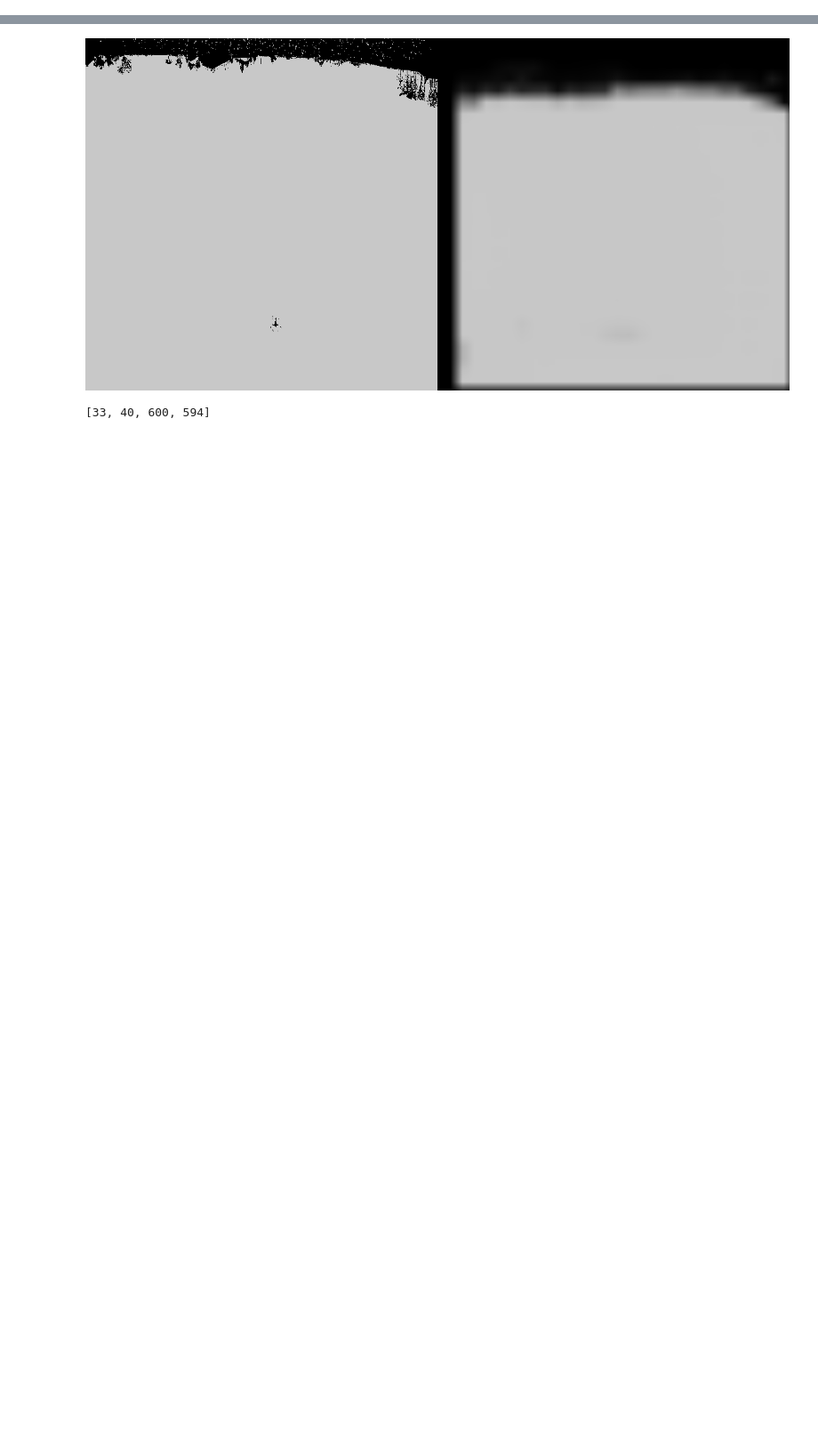
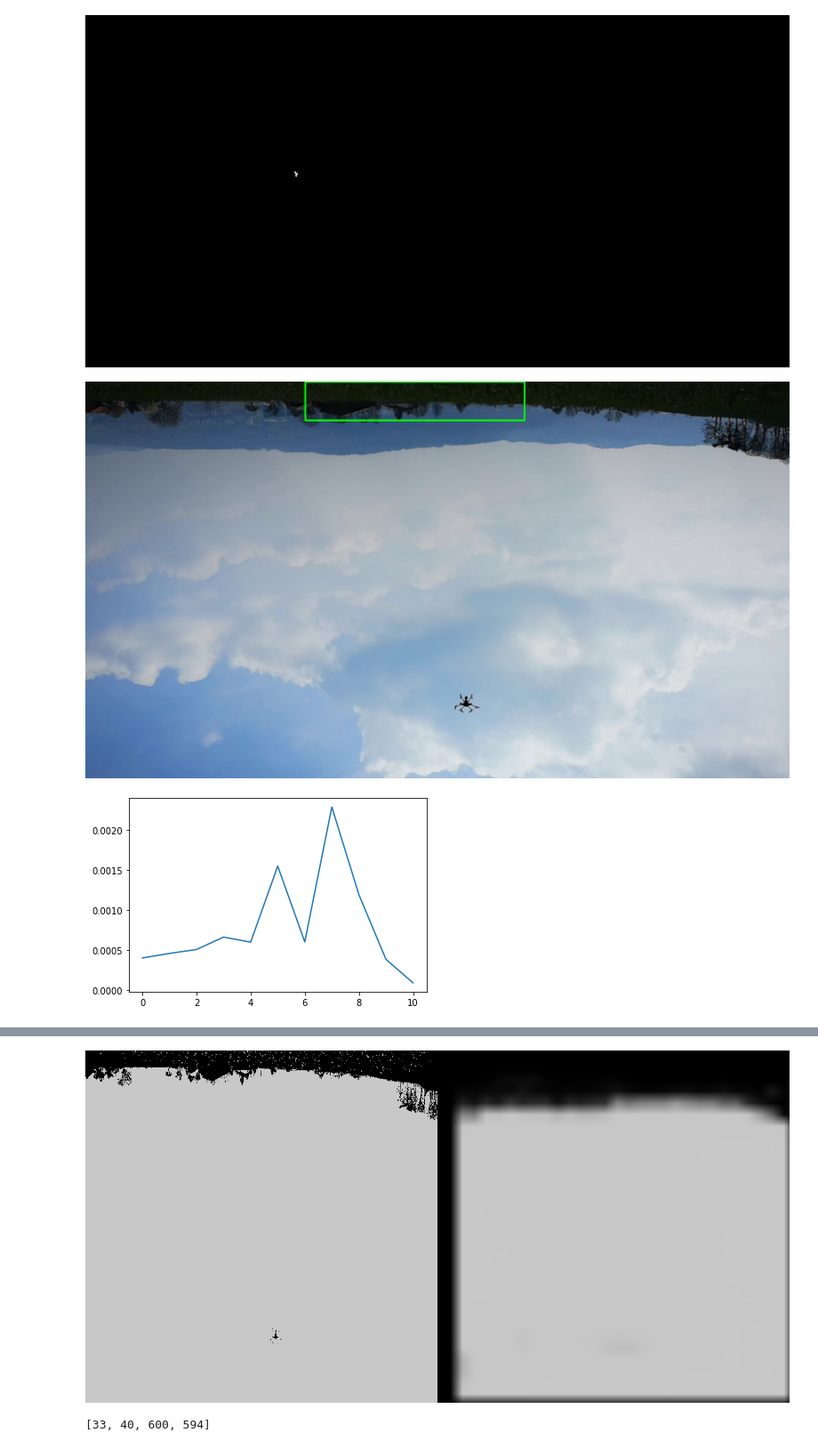
Before and after one commit to yusufcananar/Stalker, a Jupyter notebook: pytorch_maskrcnn_training.ipynb, the cells around one changed output, grey strips where cells are left out. Shown at 89% size. Drawn from its saved outputs; the diff is of its cells as text; code cells hidden in the pictures; blank space fills up the shorter version.

```diff
--- a/pytorch_maskrcnn_training.ipynb
+++ b/pytorch_maskrcnn_training.ipynb
@@ -22,7 +22,7 @@ from google.colab.patches import cv2_imshow
 batchSize = 1
 imageSize = [600, 600]
 device = torch.device('cuda') if torch.cuda.is_available() else torch.device('cpu')  # train on the GPU or on the CPU, if a GPU is not available
-trainDir = "/content/drive/MyDrive/ColabWorkspace/UAVdataset/Train"
+trainDir = "/content/drive/MyDrive/ColabWorkspace/quadcopter_dataset/Train"
 
 imgs = []
 for pth in os.listdir(trainDir):
@@ -38,9 +38,9 @@ def loadData():
     batch_Data = []  # load images and masks
     for i in range(batchSize):
         idx = random.randint(0, len(imgs) - 1)
-        img = cv2.imread(os.path.join(imgs[idx], "cam1frame0.jpg"))
+        img = cv2.imread(os.path.join(imgs[idx], "Image.jpg"))
         img = cv2.resize(img, (600,600), cv2.INTER_LINEAR)
-        maskDir = os.path.join(imgs[idx], "Masks")
+        maskDir = os.path.join(imgs[idx], "Vessels")
         masks = []
         for mskName in os.listdir(maskDir):
             vesMask = (cv2.imread(maskDir + '/' + mskName, 0) > 0).astype(np.uint8)  # Read vesse instance mask
@@ -95,14 +96,15 @@ MaskRCNN(
 # %%
+#@title Prediction_mask kodu
 def prediction_mask(checkpoint_no):
   device = torch.device('cuda') if torch.cuda.is_available() else torch.device('cpu')
   model=torchvision.models.detection.maskrcnn_resnet50_fpn(pretrained=True)
   in_features = model.roi_heads.box_predictor.cls_score.in_features
   model.roi_heads.box_predictor=FastRCNNPredictor(in_features,num_classes=2)
-  model.load_state_dict(torch.load("/content/drive/MyDrive/ColabWorkspace/Weights/epoch"+ str(checkpoint_no) +".torch"))
+  model.load_state_dict(torch.load("/content/drive/MyDrive/ColabWorkspace/quadcopter_dataset/Weights/epoch"+ str(checkpoint_no) +".torch"))
   model.to(device)# move model to the right devic
   model.eval()
 
-  images = cv2.imread("/content/drive/MyDrive/ColabWorkspace/UAVdataset/Train/Train1/cam1frame0.jpg")
+  images = cv2.imread("/content/drive/MyDrive/ColabWorkspace/quadcopter_dataset/Train/Train1/Image.jpg")
   images = cv2.resize(images, (600,600), cv2.INTER_LINEAR)
   images = torch.as_tensor(images, dtype=torch.float32).unsqueeze(0)
   images=images.swapaxes(1, 3).swapaxes(2, 3)
@@ -131,7 +135,7 @@ def evaluate_model(truth, pred):
 # %%
 mse_list = []
 psnr_list = []
-epoch = 1000
+epoch = 10
 for i in range(epoch+1):
     images, targets = loadData()
     images = list(image.to(device) for image in images)
@@ -148,8 +152,8 @@ for i in range(epoch+1):
     optimizer.step()
     print("epoch : ", i, 'loss :', losses.item())
 
-    if i % 100 == 0:
-        torch.save(model.state_dict(), "/content/drive/MyDrive/ColabWorkspace/Weights/epoch" + str(i) + ".torch")
+    if i % 1 == 0:
+        torch.save(model.state_dict(), "/content/drive/MyDrive/ColabWorkspace/quadcopter_dataset/Weights/epoch" + str(i) + ".torch")
         pred_mask, bbox = prediction_mask(i)
 
         mse = evaluate_model(ground_truth_mask, pred_mask)
@@ -165,6 +169,7 @@ plt.figure()
 plt.plot(psnr_list)
 
 cv2_imshow(np.hstack([ground_truth_mask*200,pred_mask*200]))
-img = cv2.imread("/content/drive/MyDrive/ColabWorkspace/UAVdataset/Train/Train1/cam1frame0.jpg")
+img = cv2.imread("/content/drive/MyDrive/ColabWorkspace/quadcopter_dataset/Train/Train1/Image.jpg")
 cv2.rectangle(img,bbox,(0,255,0),3)
 cv2_imshow(img)
+# %% [output]
@@ -170,0 +187,3 @@ cv2_imshow(img)
+[figure, added]
+[figure, added]
+[figure, added]
```
Also changed, not shown: parts of 9 cells of this notebook.
